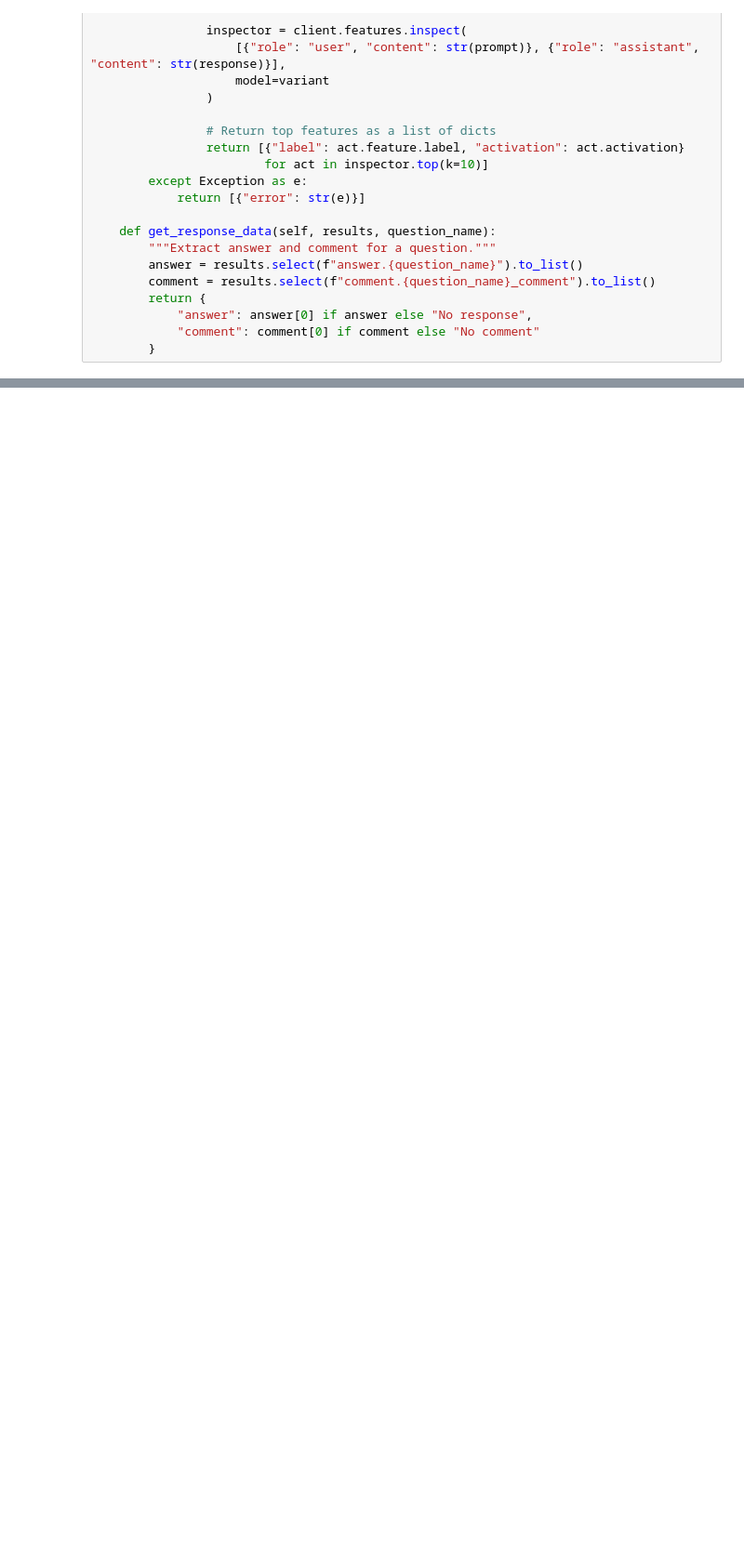
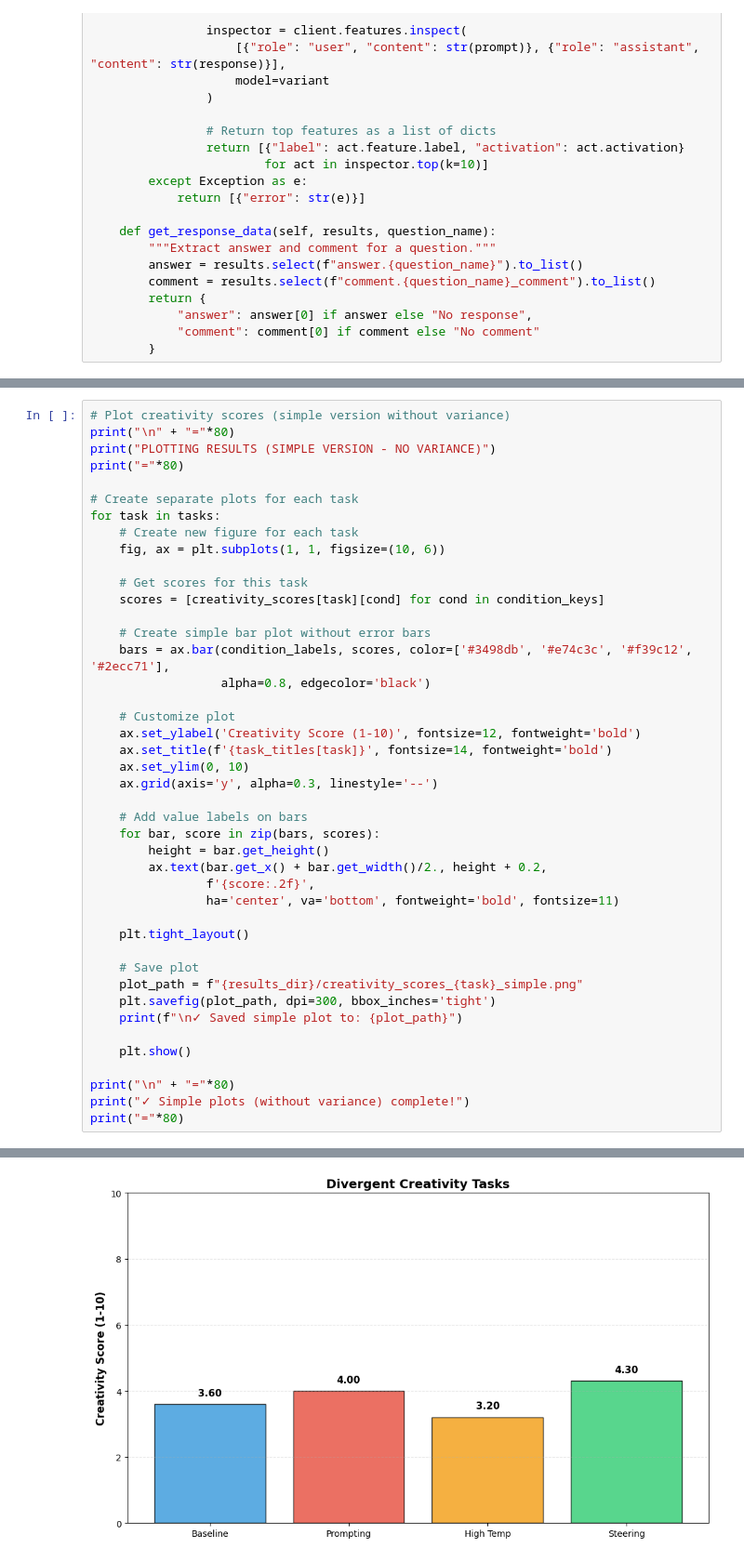
Before and after one commit to arulmabr/edsl, a Jupyter notebook: creativity_torrance_test.ipynb, the cells around one changed output, grey strips where cells are left out. Shown at 93% size. Cells and saved outputs as stored; diff of their text form; blank space fills up the shorter version.

```diff
--- a/creativity_torrance_test.ipynb
+++ b/creativity_torrance_test.ipynb
@@ -632 +684,45 @@ Improve The Stapler With Many Specific Enhancements:
 ================================================================================
+# %%
+# Plot creativity scores (simple version without variance)
+print("\n" + "="*80)
+print("PLOTTING RESULTS (SIMPLE VERSION - NO VARIANCE)")
+print("="*80)
+
+# Create separate plots for each task
+for task in tasks:
+    # Create new figure for each task
+    fig, ax = plt.subplots(1, 1, figsize=(10, 6))
+
+    # Get scores for this task
+    scores = [creativity_scores[task][cond] for cond in condition_keys]
+
+    # Create simple bar plot without error bars
+    bars = ax.bar(condition_labels, scores, color=['#3498db', '#e74c3c', '#f39c12', '#2ecc71'],
+                  alpha=0.8, edgecolor='black')
+
+    # Customize plot
+    ax.set_ylabel('Creativity Score (1-10)', fontsize=12, fontweight='bold')
+    ax.set_title(f'{task_titles[task]}', fontsize=14, fontweight='bold')
+    ax.set_ylim(0, 10)
+    ax.grid(axis='y', alpha=0.3, linestyle='--')
+
+    # Add value labels on bars
+    for bar, score in zip(bars, scores):
+        height = bar.get_height()
+        ax.text(bar.get_x() + bar.get_width()/2., height + 0.2,
+                f'{score:.2f}',
+                ha='center', va='bottom', fontweight='bold', fontsize=11)
+
+    plt.tight_layout()
+
+    # Save plot
+    plot_path = f"{results_dir}/creativity_scores_{task}_simple.png"
+    plt.savefig(plot_path, dpi=300, bbox_inches='tight')
+    print(f"\n✓ Saved simple plot to: {plot_path}")
+
+    plt.show()
+
+print("\n" + "="*80)
+print("✓ Simple plots (without variance) complete!")
+print("="*80)
+# %% [output]
@@ -632,0 +734 @@ Improve The Stapler With Many Specific Enhancements:
+[figure, added]
```
Also changed, not shown: parts of 9 cells of this notebook, 3 other files.
